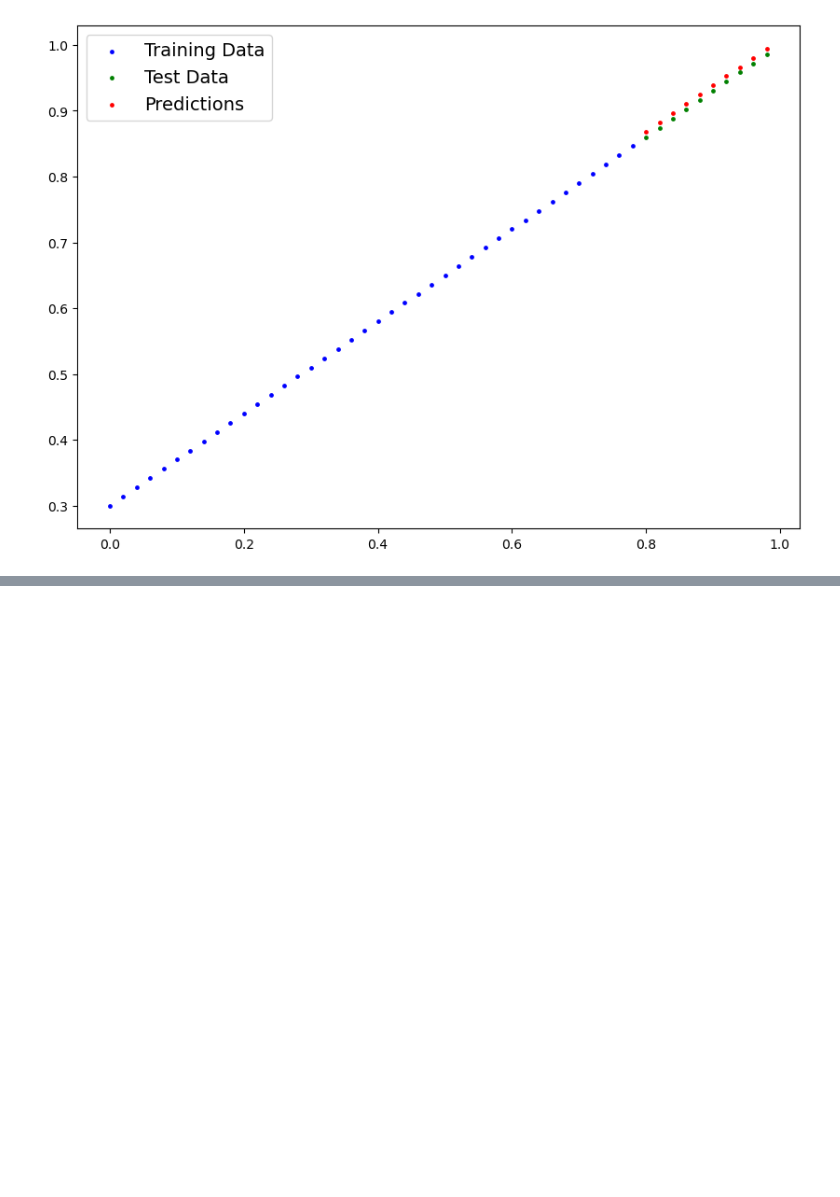
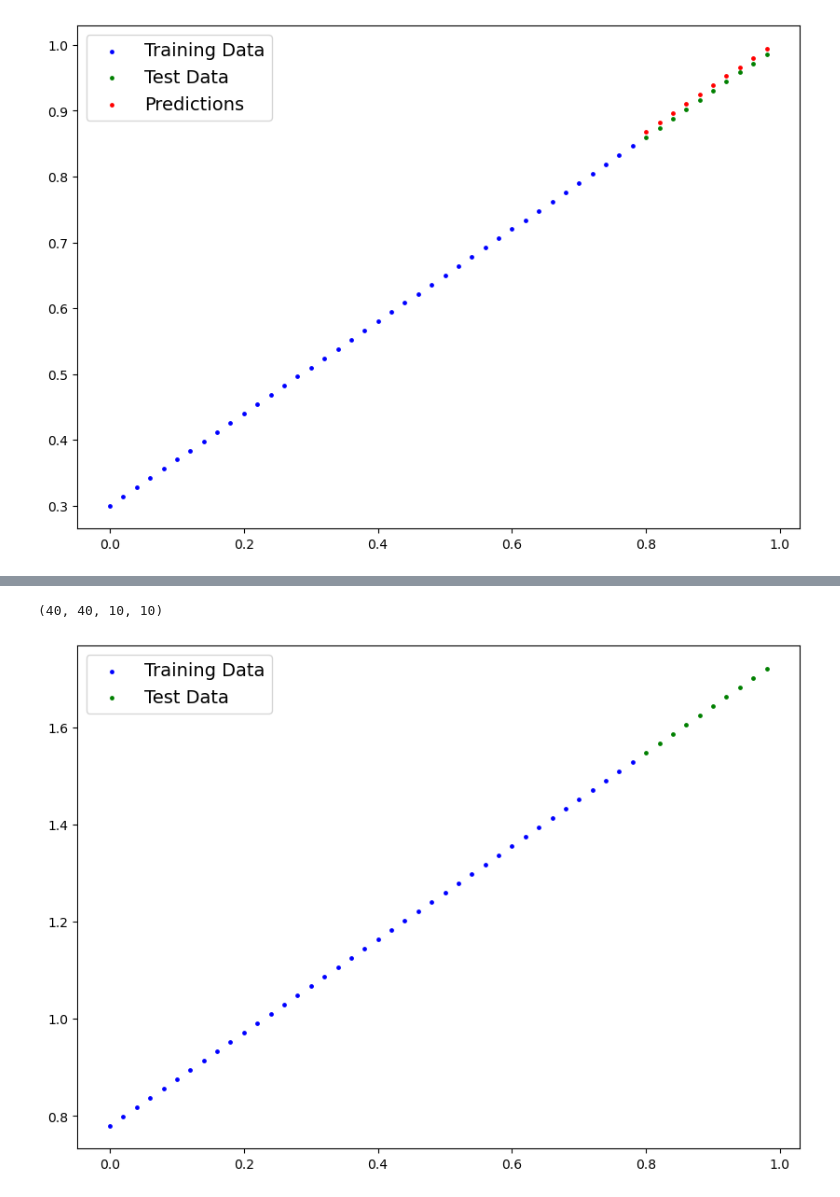
Before and after one commit to Prashin006/Pytorch, a Jupyter notebook: 01_Pytorch_Workflow.ipynb, the cells around one changed output, grey strips where cells are left out. Cells and saved outputs as stored; diff of their text form; code cells hidden in the pictures; blank space fills up the shorter version.

Commit message:
complete pytorch workflow and built 2 linear regression models

```diff
--- a/01_Pytorch_Workflow.ipynb
+++ b/01_Pytorch_Workflow.ipynb
@@ -352,0 +450,15 @@ plot_predictions(predictions=y_pred_new)
+# %%
+# Create some data using the linear regression formula of y = weight * x + bias
+weight = 0.96
+bias = 0.78
+
+# Create a range of values
+start = 0
+end = 1
+step = 0.02
+
+# Create X and y (features and labels)
+X = torch.arange(start, end, step).unsqueeze(dim=1)  # without unsqueeze errors will pop up
+y = weight * X + bias
+
+X[:10], y[:10]
@@ -352,0 +486,13 @@ plot_predictions(predictions=y_pred_new)
+# %%
+# Split the data into training and test splits
+train_split = int(0.8 * len(X))
+X_train, y_train = X[:train_split], y[:train_split]
+X_test, y_test = X[train_split:], y[train_split:]
+len(X_train), len(y_train), len(X_test), len(y_test)
+# %% [output]
+(40, 40, 10, 10)
+# %%
+# Plot the data
+plot_predictions(train_data=X_train, train_labels=y_train, test_data=X_test, test_labels=y_test)
+# %% [output]
+[figure, added]
```
Also changed, not shown: parts of 35 cells of this notebook, 2 other files.
